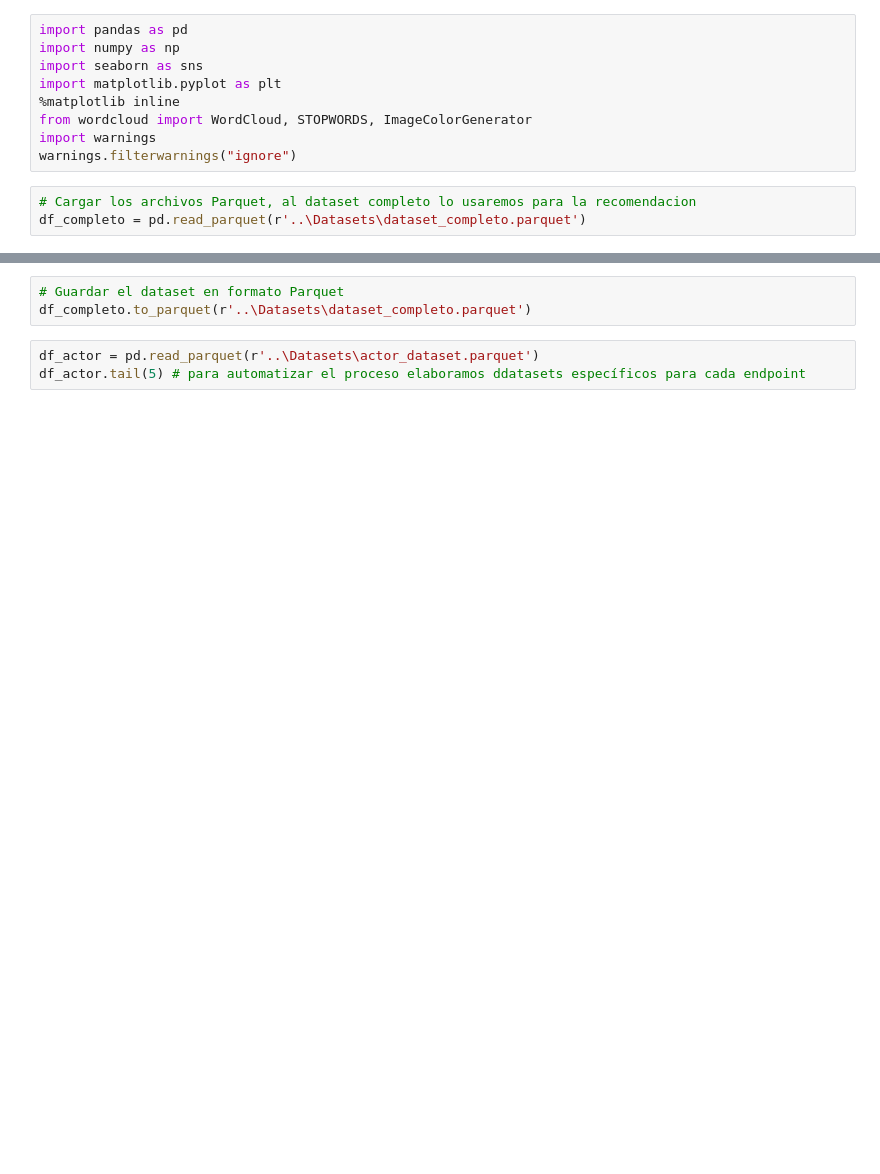
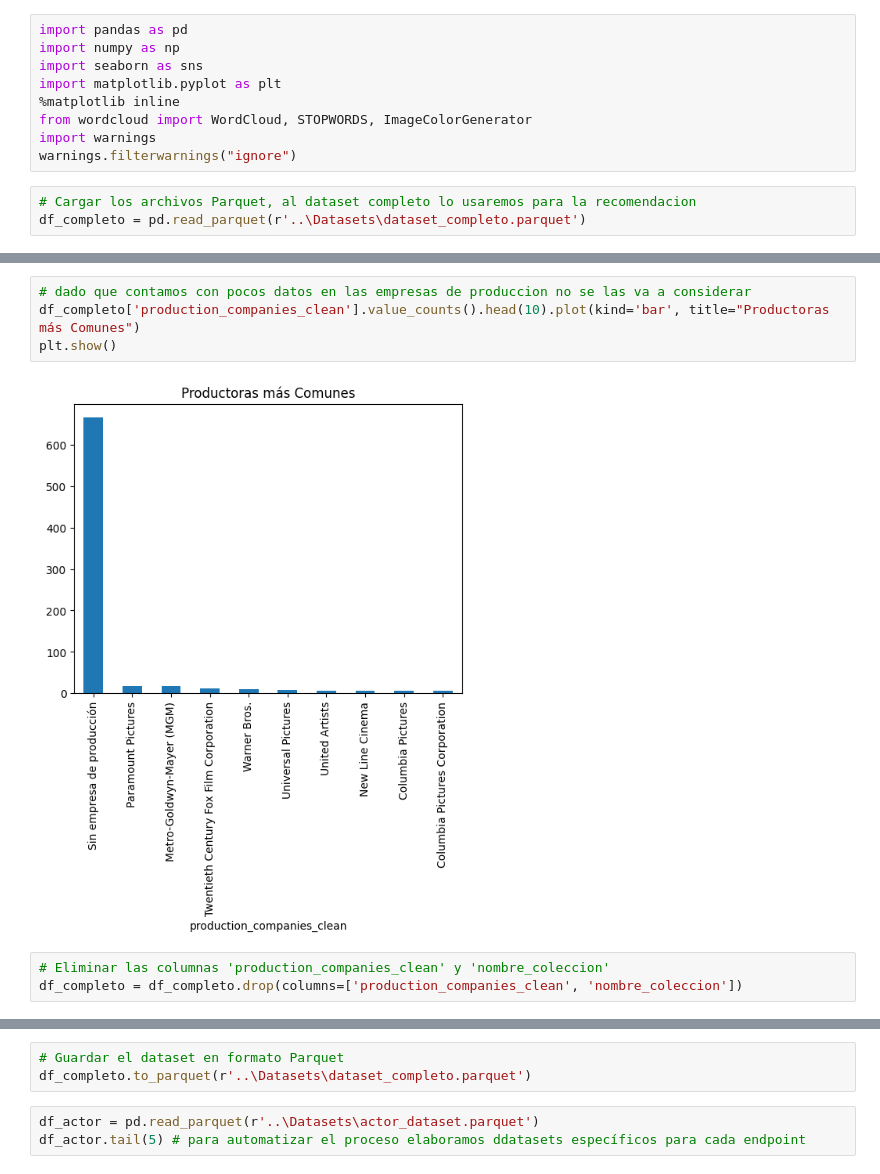
Before and after one commit to Melbutus/ProyectoML, a Jupyter notebook: Reports/EDA.ipynb, the cells around one changed output, grey strips where cells are left out. Drawn from its saved outputs; the diff is of its cells as text; blank space fills up the shorter version.

```diff
--- a/Reports/EDA.ipynb
+++ b/Reports/EDA.ipynb
@@ -34,2 +65,11 @@ dtype: int64
+# %%
+# dado que contamos con pocos datos en las empresas de produccion no se las va a considerar
+df_completo['production_companies_clean'].value_counts().head(10).plot(kind='bar', title="Productoras más Comunes")
+plt.show()
+# %% [output]
+[figure, added]
+# %%
+# Eliminar las columnas 'production_companies_clean' y 'nombre_coleccion'
+df_completo = df_completo.drop(columns=['production_companies_clean', 'nombre_coleccion'])
 # %%
 # Calcular el porcentaje de 0s en cada columna relevante, teniendo en cuenta que los pusimos anteriormente para rellenar nulos, dada la salida 'budget' y 'revenue' nos indica que no disponemos de datos basicamente.
```
Also changed, not shown: parts of 26 cells of this notebook, 12 other files.
